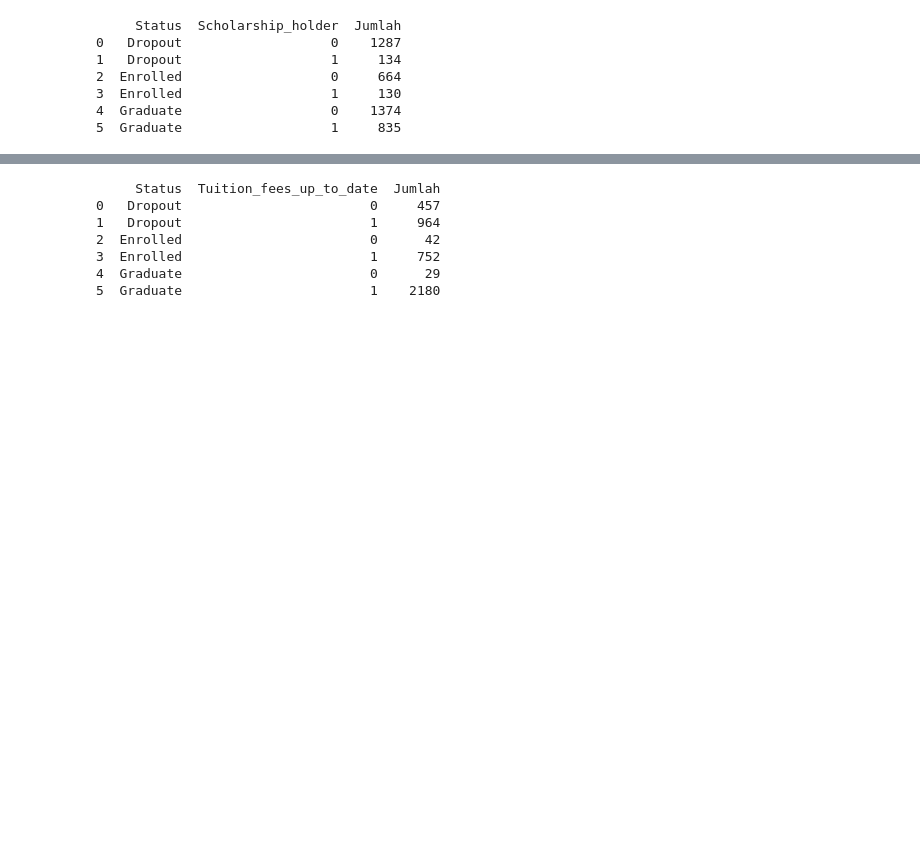
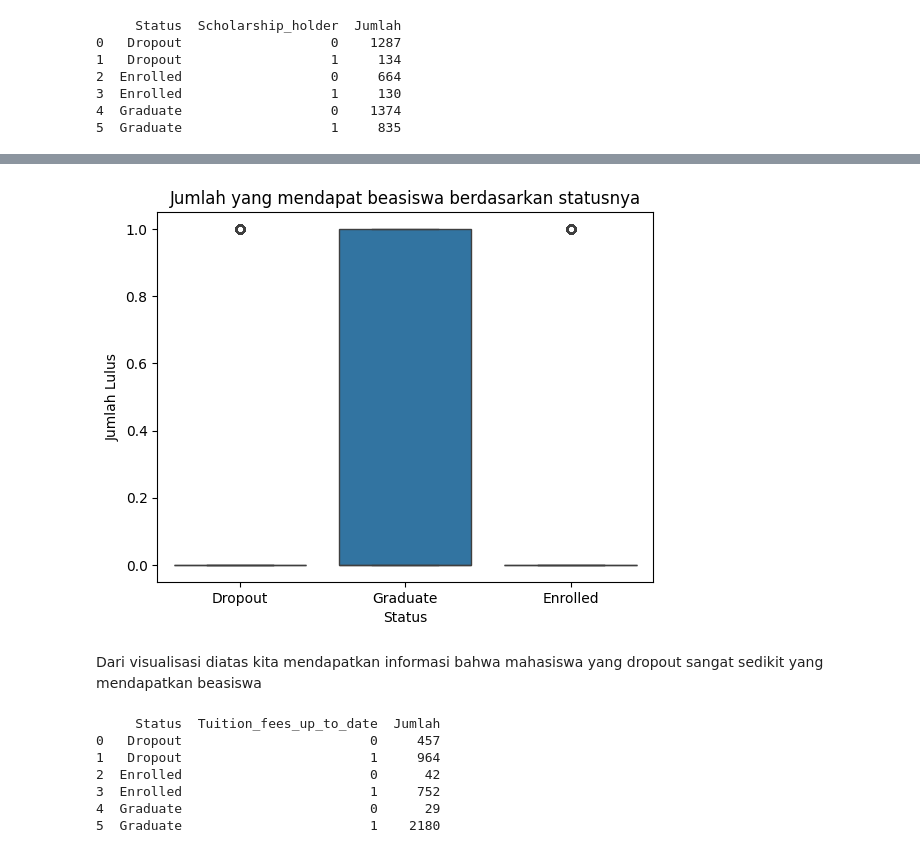
Before and after one commit to DhavaAdePratama/Students_Performance, a Jupyter notebook: Proyek_DS_2.ipynb, the cells around one changed output, grey strips where cells are left out. Saved outputs shown, nothing was run; the diff lists cells and outputs as text; code cells hidden in the pictures; blank space fills up the shorter version.

```diff
--- a/Proyek_DS_2.ipynb
+++ b/Proyek_DS_2.ipynb
@@ -233,3 +230,14 @@ Disini dapat dilihat mahasiswa yang Dropout banyak yang mendaftar lewat jalur be
+# %%
+sns.boxplot(x='Status', y='Scholarship_holder', data=df)
+plt.title("Jumlah yang mendapat beasiswa berdasarkan statusnya")
+plt.ylabel("Jumlah Lulus")
+plt.xlabel("Status")
+
+plt.show()
+# %% [output]
+[figure, added]
+# %% [markdown]
+Dari visualisasi diatas kita mendapatkan informasi bahwa mahasiswa yang dropout sangat sedikit yang mendapatkan beasiswa
 # %%
 grouped_pay= df.groupby(['Status', 'Tuition_fees_up_to_date']).size().reset_index(name='Jumlah')
 print(grouped_pay)
```
Also changed, not shown: parts of 8 cells of this notebook.
